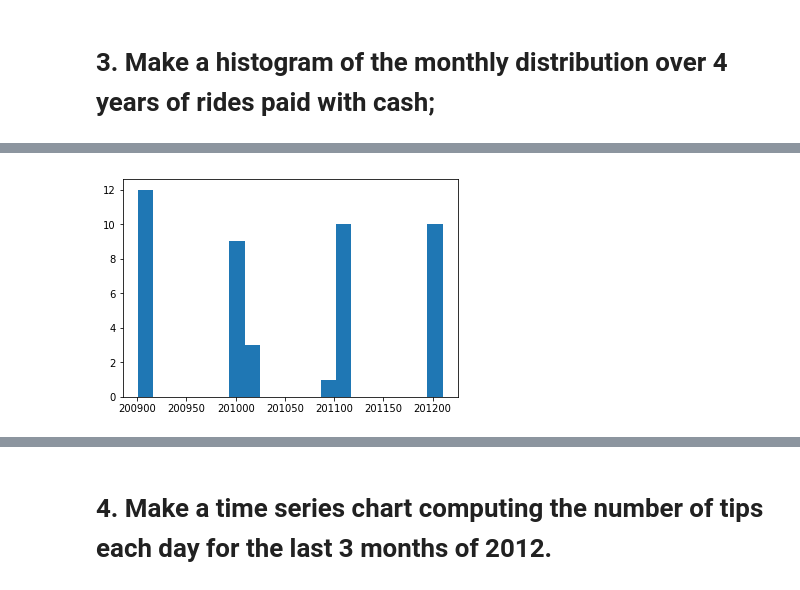
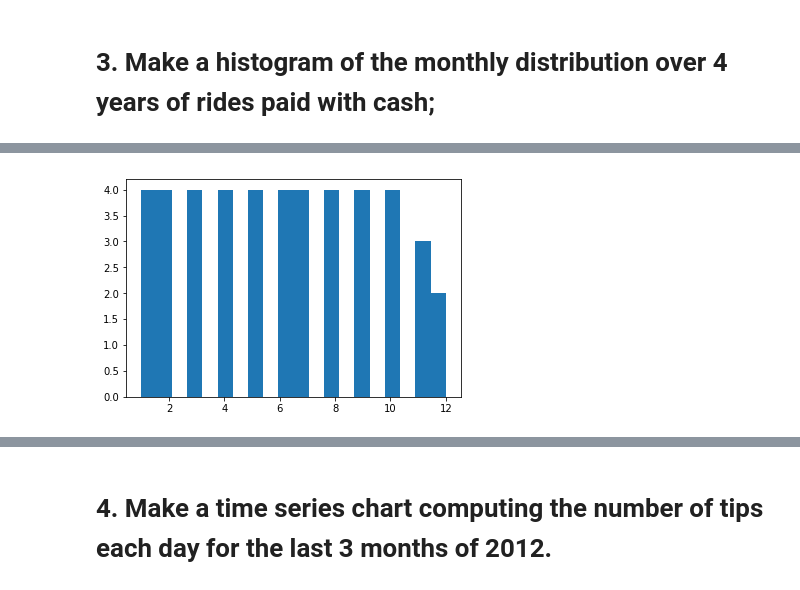
Before and after one commit to gutaors/DataSprints, a Jupyter notebook: DataSprints.ipynb, the cells around one changed output, grey strips where cells are left out. Cells and saved outputs as stored; diff of their text form; code cells hidden in the pictures.

Commit message:
Caderno final, HTML e imagens

```diff
--- a/DataSprints.ipynb
+++ b/DataSprints.ipynb
@@ -176,7 +177,7 @@ df_monthly.head(10)
 # %%
-df_monthly['ano_mes'].fillna(df_monthly['ano_mes'].mean(), inplace=True)
-histogram = plt.hist(df_monthly['ano_mes'], bins=20)
+df_monthly['mes'].fillna(df_monthly['mes'].mean(), inplace=True)
+histogram = plt.hist(df_monthly['mes'], bins=20)
 
 plt.show()
 # %% [output]
-[figure, old version]
+[figure, new version]
```
Also changed, not shown: parts of 26 cells of this notebook, 15 other files.
